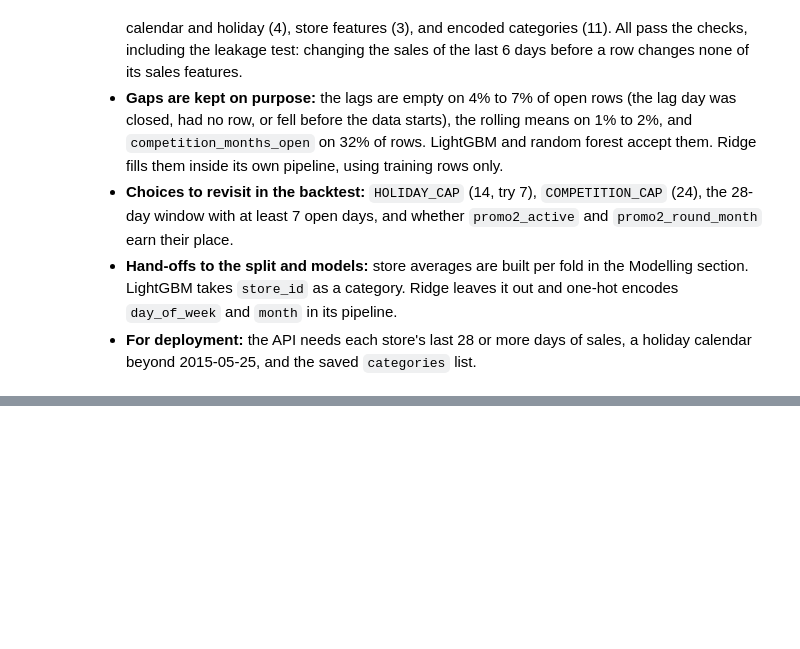
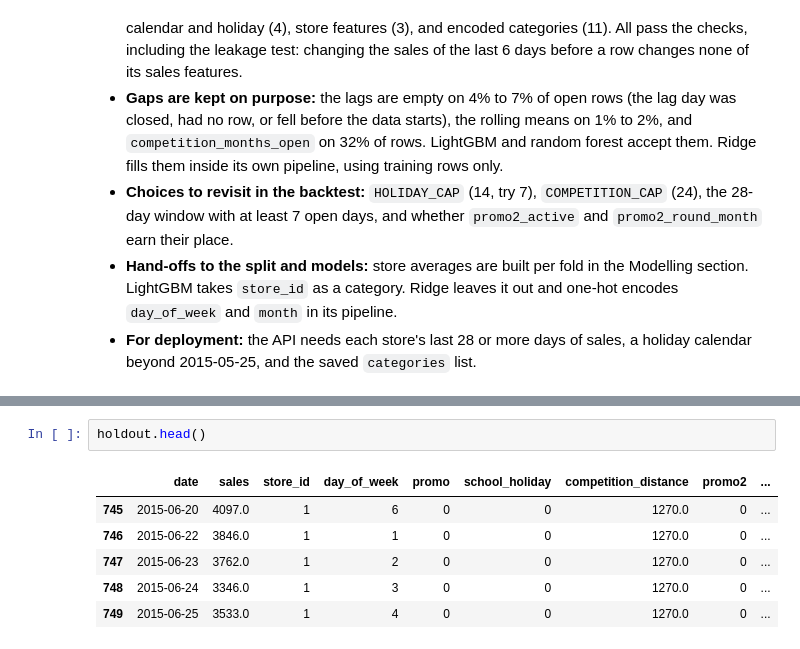
Before and after one commit to rimvelvet31/rossmann-retail-demand-forecasting, a Jupyter notebook: notebooks/notebook.ipynb, the cells around one changed output, grey strips where cells are left out. Drawn from its saved outputs; the diff is of its cells as text; blank space fills up the shorter version.

```diff
--- a/notebooks/notebook.ipynb
+++ b/notebooks/notebook.ipynb
@@ -2203,0 +2311,9 @@ PASS  ...but do react to sales exactly 7 days back (the test has teeth)
+# %%
+holdout.head()
+# %% [output]
+|  | date | sales | store_id | day_of_week | promo | school_holiday | competition_distance | promo2 | ... |
+| 745 | 2015-06-20 | 4097.0 | 1 | 6 | 0 | 0 | 1270.0 | 0 | ... |
+| 746 | 2015-06-22 | 3846.0 | 1 | 1 | 0 | 0 | 1270.0 | 0 | ... |
+| 747 | 2015-06-23 | 3762.0 | 1 | 2 | 0 | 0 | 1270.0 | 0 | ... |
+| 748 | 2015-06-24 | 3346.0 | 1 | 3 | 0 | 0 | 1270.0 | 0 | ... |
+| 749 | 2015-06-25 | 3533.0 | 1 | 4 | 0 | 0 | 1270.0 | 0 | ... |
```
Also changed, not shown: parts of 14 cells of this notebook.
